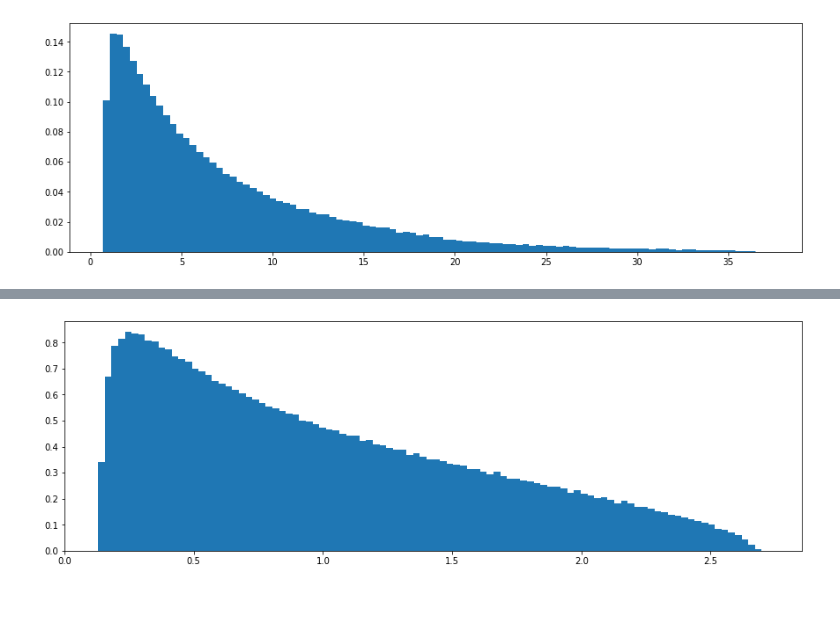
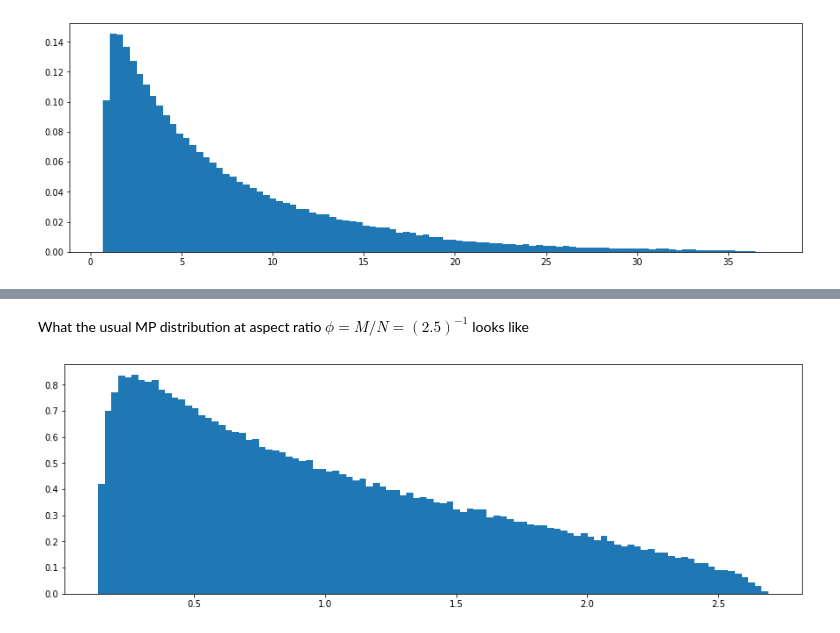
Before and after one commit to landon23/spiked_models, a Jupyter notebook: moreMatrices.ipynb, the cells around one changed output, grey strips where cells are left out. Drawn from its saved outputs; the diff is of its cells as text; code cells hidden in the pictures; blank space fills up the shorter version.

```diff
--- a/moreMatrices.ipynb
+++ b/moreMatrices.ipynb
@@ -6,7 +8,7 @@ import main
 imp.reload(main)
 
 N=2500
-M = 500
+M = 1000
 p0 = 0.01
 p1 = 0.2
 S, ms = main.power(N, M, p0, p1=p1, emp=True)
@@ -96,14 +166,16 @@ plt.show()
+# %% [markdown]
+What the usual MP distribution at aspect ratio $\phi = M/N = (2.5)^{-1}$ looks like
 # %%
 N = 1250
 M = 500
 var = np.random.normal(size=M)
 var = var / (np.max(var) - np.min(var))*0.0001
 var = var + 1.0
 S = main.generalWishart(N, M, var)
-for i in range(300):
+for i in range(90):
     S = np.append(S, main.generalWishart(N, M, var))
 fig, ax = plt.subplots(figsize=(15,4.8))
 ax.hist(S, bins=100, density=True)
 plt.show()
 # %% [output]
-[figure, old version]
+[figure, new version]
```
Also changed, not shown: parts of 8 cells of this notebook.
